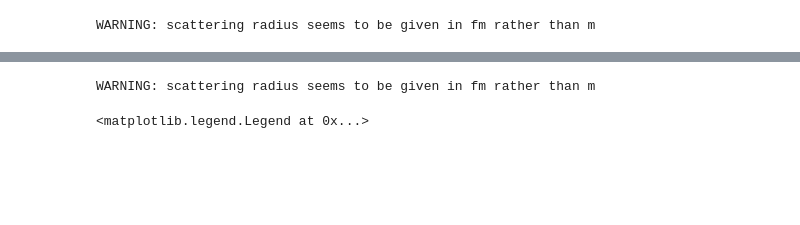
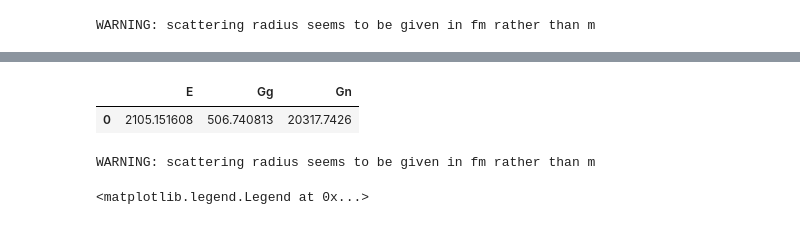
Before and after one commit to Naww137/Syndat, a Jupyter notebook: examples/create.ipynb, the cells around one changed output, grey strips where cells are left out. Drawn from its saved outputs; the diff is of its cells as text; code cells hidden in the pictures; blank space fills up the shorter version.

```diff
--- a/examples/create.ipynb
+++ b/examples/create.ipynb
@@ -153,3 +134,8 @@ xs_scat = (np.pi/k**2)*xs_scat
+# %%
+resonance_ladder
+# %% [output]
+|  | E | Gg | Gn |
+| 0 | 2105.151608 | 506.740813 | 20317.7426 |
 # %%
 A=62.929599; # Cu-63, number from cu63 input txt file
 Constant=0.002197 #sqrt(2Mn)/hbar; units of (10^(-12) cm sqrt(eV)^-1)
```
Also changed, not shown: parts of 8 cells of this notebook, 3 other files.
